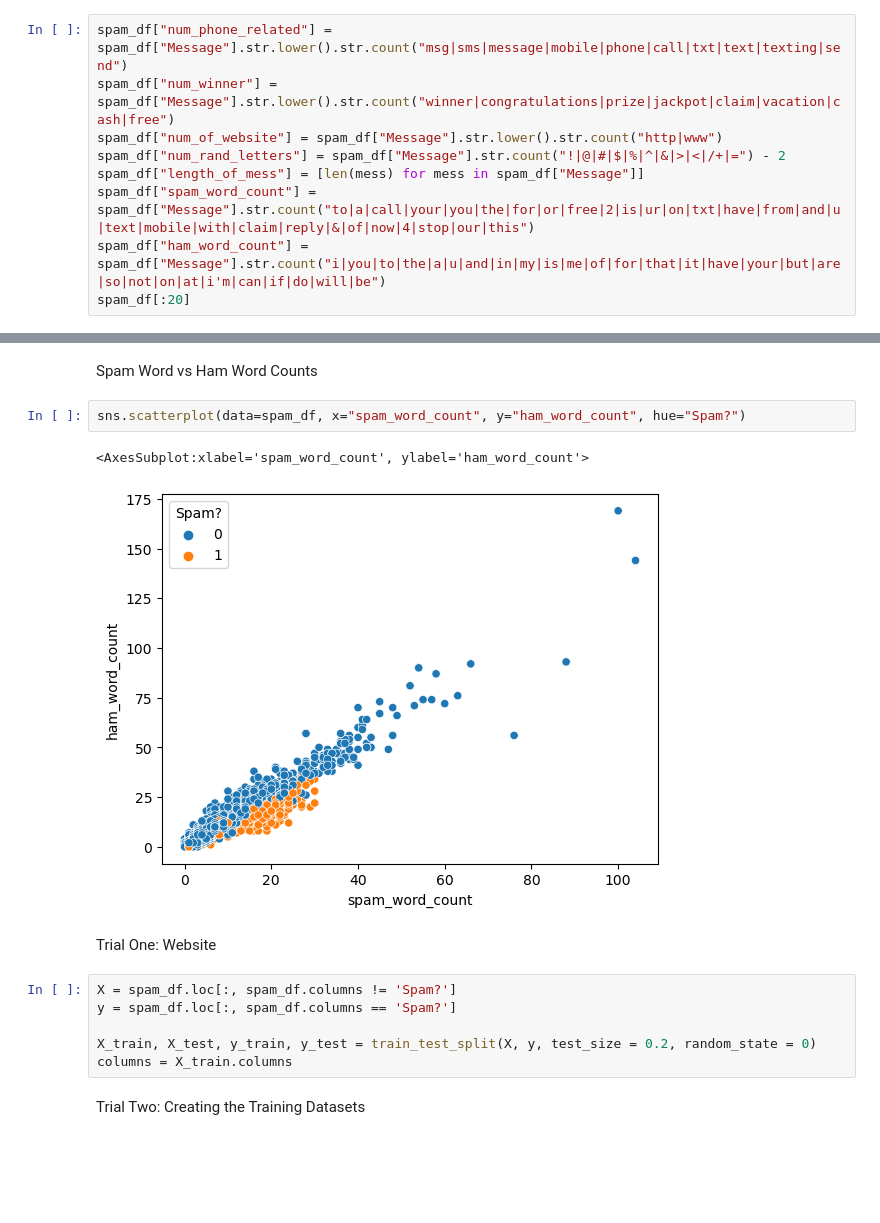
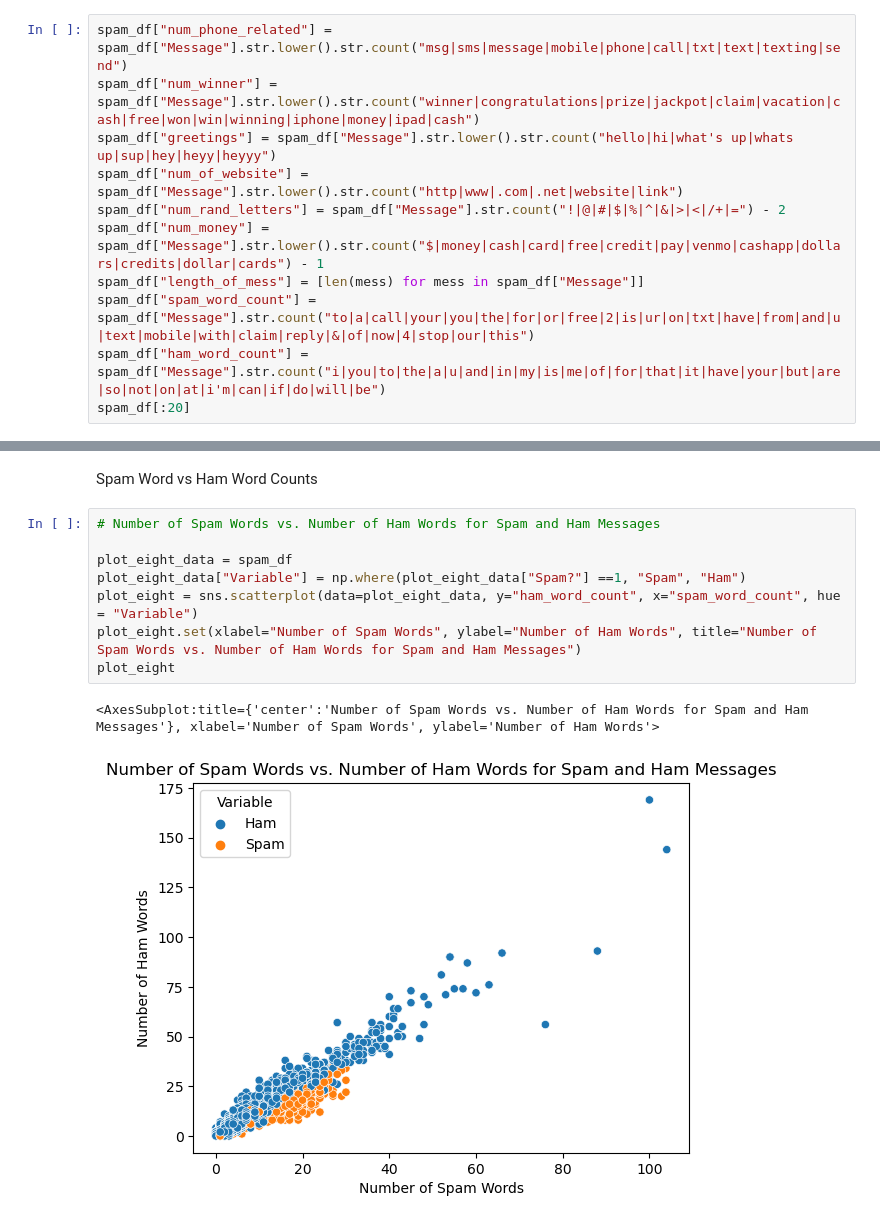
Before and after one commit to jacksteel5314/SpamDetectionML, a Jupyter notebook: Spam ML.ipynb, the cells around one changed output, grey strips where cells are left out. Drawn from its saved outputs; the diff is of its cells as text; blank space fills up the shorter version.

```diff
--- a/Spam ML.ipynb
+++ b/Spam ML.ipynb
@@ -123,9 +95,11 @@ sns.barplot(data=ham_words_df, x="Count", y="Word")
 Adding Variables
 # %%
 spam_df["num_phone_related"] = spam_df["Message"].str.lower().str.count("msg|sms|message|mobile|phone|call|txt|text|texting|send")
-spam_df["num_winner"] = spam_df["Message"].str.lower().str.count("winner|congratulations|prize|jackpot|claim|vacation|cash|free")
-spam_df["num_of_website"] = spam_df["Message"].str.lower().str.count("http|www")
+spam_df["num_winner"] = spam_df["Message"].str.lower().str.count("winner|congratulations|prize|jackpot|claim|vacation|cash|free|won|win|winning|iphone|money|ipad|cash")
+spam_df["greetings"] = spam_df["Message"].str.lower().str.count("hello|hi|what's up|whats up|sup|hey|heyy|heyyy")
+spam_df["num_of_website"] = spam_df["Message"].str.lower().str.count("http|www|.com|.net|website|link")
 spam_df["num_rand_letters"] = spam_df["Message"].str.count("!|@|#|$|%|^|&|>|<|/+|=") - 2
+spam_df["num_money"] = spam_df["Message"].str.lower().str.count("$|money|cash|card|free|credit|pay|venmo|cashapp|dollars|credits|dollar|cards") - 1
 spam_df["length_of_mess"] = [len(mess) for mess in spam_df["Message"]]
 spam_df["spam_word_count"] = spam_df["Message"].str.count("to|a|call|your|you|the|for|or|free|2|is|ur|on|txt|have|from|and|u|text|mobile|with|claim|reply|&|of|now|4|stop|our|this")
 spam_df["ham_word_count"] = spam_df["Message"].str.count("i|you|to|the|a|u|and|in|my|is|me|of|for|that|it|have|your|but|are|so|not|on|at|i'm|can|if|do|will|be")
@@ -184,17 +208,13 @@ sns.scatterplot(data=spam_df, x="num_phone_related", y="num_of_website", hue="Sp
 # %% [markdown]
 Spam Word vs Ham Word Counts
 # %%
-sns.scatterplot(data=spam_df, x="spam_word_count", y="ham_word_count", hue="Spam?")
+# Number of Spam Words vs. Number of Ham Words for Spam and Ham Messages
+
+plot_eight_data = spam_df
+plot_eight_data["Variable"] = np.where(plot_eight_data["Spam?"] ==1, "Spam", "Ham")
+plot_eight = sns.scatterplot(data=plot_eight_data, y="ham_word_count", x="spam_word_count", hue = "Variable")
+plot_eight.set(xlabel="Number of Spam Words", ylabel="Number of Ham Words", title="Number of Spam Words vs. Number of Ham Words for Spam and Ham Messages")
+plot_eight
 # %% [output]
-<AxesSubplot:xlabel='spam_word_count', ylabel='ham_word_count'>
+<AxesSubplot:title={'center':'Number of Spam Words vs. Number of Ham Words for Spam and Ham Messages'}, xlabel='Number of Spam Words', ylabel='Number of Ham Words'>
-[figure, old version]
+[figure, new version]
-# %% [markdown]
-Trial One: Website
-# %%
-X = spam_df.loc[:, spam_df.columns != 'Spam?']
-y = spam_df.loc[:, spam_df.columns == 'Spam?']
-
-X_train, X_test, y_train, y_test = train_test_split(X, y, test_size = 0.2, random_state = 0)
-columns = X_train.columns
-# %% [markdown]
-Trial Two: Creating the Training Datasets
```
Also changed, not shown: parts of 41 cells of this notebook.
